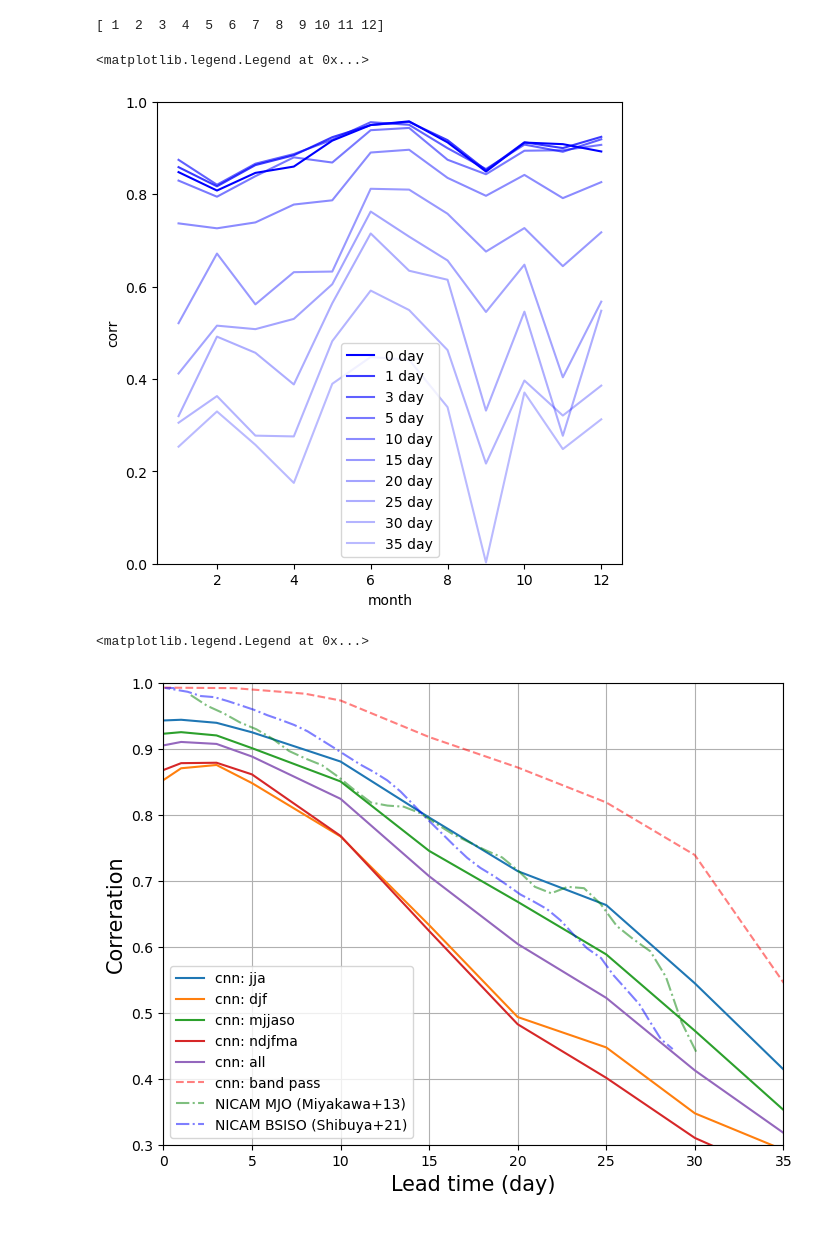
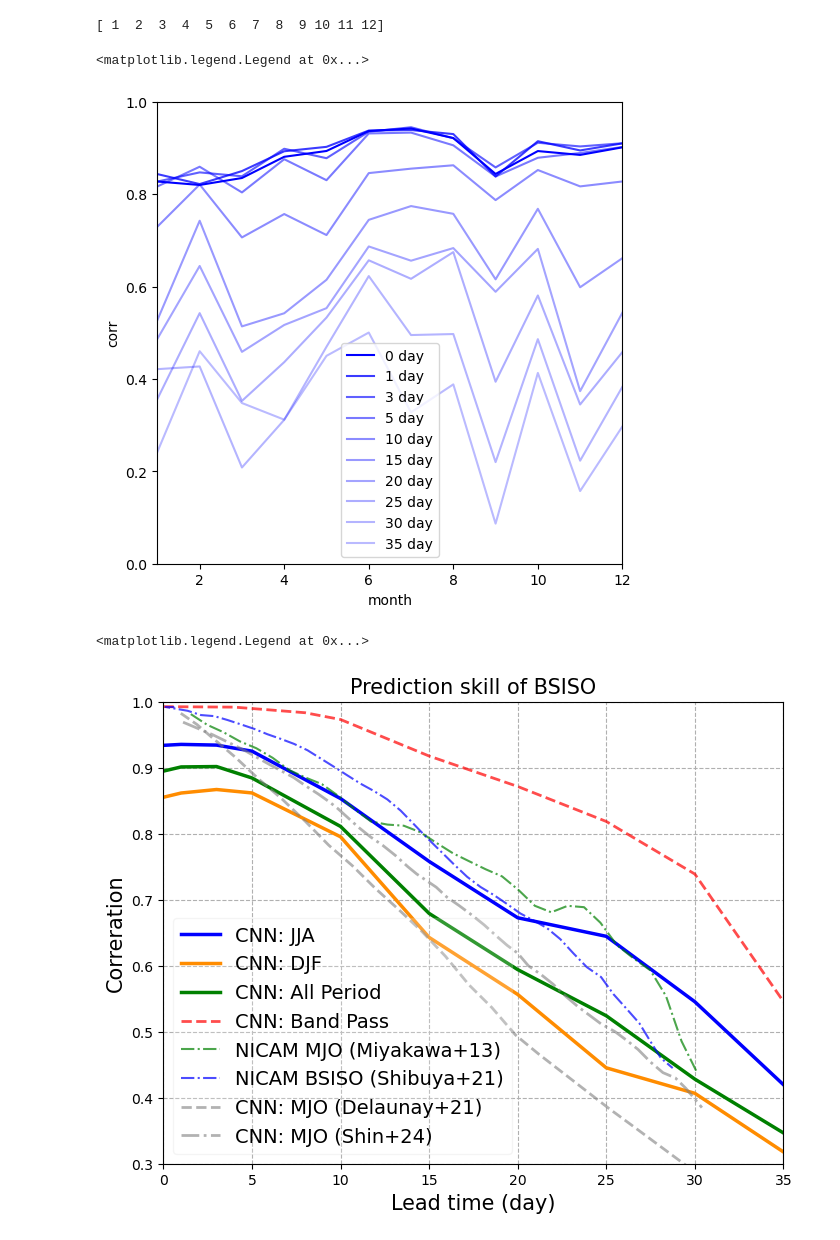
Before and after one commit to Yuumae1/machine_learning, a Jupyter notebook: notebook/cnn_analysis.ipynb, the cells around one changed output. Saved outputs shown, nothing was run; the diff lists cells and outputs as text; code cells hidden in the pictures.

Commit message:
add saliency map model path increment

```diff
--- a/notebook/cnn_analysis.ipynb
+++ b/notebook/cnn_analysis.ipynb
@@ -9,7 +9,7 @@ import cartopy.feature as cfeaturel
 import pandas as pd
 
 # データの読み込み
-data_dir = '/home/maeda/machine_learning/results/kikuchi-7vals_v1/cor/'
+data_dir = '/home/maeda/machine_learning/results/kikuchi-7vals_v1/cor/olr-u-h850-prw/'
 
 lt_0    = data_dir + 'result-value_7vals_0day.npz'
 lt_1    = data_dir + 'result-value_7vals_1day.npz'
@@ -144,13 +144,14 @@ plt.figure(figsize=(6, 6))
 for j in range(len(lead_time)):
     plt.plot(x_month, cor_mm[j,:], color='b', alpha=1/(j*.3+1), label='{} day'.format(lead_time[j]))
 plt.ylim(0.0,1.0)
+plt.xlim(1,12)
 plt.xlabel('month')
 plt.ylabel('corr')
 plt.legend()
 # %% [output]
 [ 1  2  3  4  5  6  7  8  9 10 11 12]
 <matplotlib.legend.Legend at 0x...>
-[figure, old version]
+[figure, new version]
 # %%
 nicam_bsiso = np.array([
     [0.6145144, 0.9919250],
@@ -250,19 +325,28 @@ cnn_bp = np.array([
 ])
 # %%
 # リードタイムごとの予測スキルの比較
-label_box = ['cnn: jja', 'cnn: djf', 'cnn: mjjaso', 'cnn: ndjfma', 'cnn: all']
+label_box = ['CNN: JJA', 'CNN: DJF', 'CNN: mjjaso', 'CNN: ndjfma', 'CNN: All Period']
 plt.figure(figsize=(8,6))
-for j in range(5):
-    plt.plot(lead_time, cor[:,j], label=label_box[j])
-plt.plot(cnn_bp[:,0], cnn_bp[:,1], label='cnn: band pass', color='r', linestyle='--', alpha=0.5)
-plt.plot(nicam_mjo[:,0], nicam_mjo[:,1], label='NICAM MJO (Miyakawa+13)', color='g', linestyle='-.', alpha=0.5)
-plt.plot(nicam_bsiso[:,0], nicam_bsiso[:,1], linestyle='-.', color='b', label='NICAM BSISO (Shibuya+21)', alpha=0.5)
+# cnn model
+plt.plot(lead_time, cor[:,0], label=label_box[0], color='b', linewidth=2.5)
+plt.plot(lead_time, cor[:,1], label=label_box[1], color='darkorange', linewidth=2.5)
+plt.plot(lead_time, cor[:,4], label=label_box[4], color='g', linewidth=2.5)
+
+# 先行研究の結果の比較
+plt.plot(cnn_bp[:,0], cnn_bp[:,1], label='CNN: Band Pass', color='r', linestyle='--', alpha=0.7, linewidth=2)
+plt.plot(nicam_mjo[:,0], nicam_mjo[:,1], label='NICAM MJO (Miyakawa+13)', color='g', linestyle='-.', alpha=0.7)
+plt.plot(nicam_bsiso[:,0], nicam_bsiso[:,1], linestyle='-.', color='b', label='NICAM BSISO (Shibuya+21)', alpha=0.7)
+plt.plot(cnn_mjo_21[:,0], cnn_mjo_21[:,1], linestyle='--', color='grey', label='CNN: MJO (Delaunay+21)', alpha=0.6, linewidth=2)
+plt.plot(cnn_mjo_24[:,0], cnn_mjo_24[:,1], linestyle='-.', color='grey', label='CNN: MJO (Shin+24)', alpha=0.6, linewidth=2)
+
 plt.xlim(0,35)
 plt.ylim(0.3,1.0)
 plt.xlabel('Lead time (day)', fontsize=15)
 plt.ylabel('Correration', fontsize=15)
-plt.grid()
-plt.legend()
+plt.title('Prediction skill of BSISO', fontsize=15)
+plt.grid(linestyle='--')
+# legend で透過度を指定
+plt.legend(fontsize=14, framealpha=0.2)
 # %% [output]
 <matplotlib.legend.Legend at 0x...>
-[figure, old version]
+[figure, new version]
```
Also changed, not shown: parts of 5 cells of this notebook, 2 other files.
